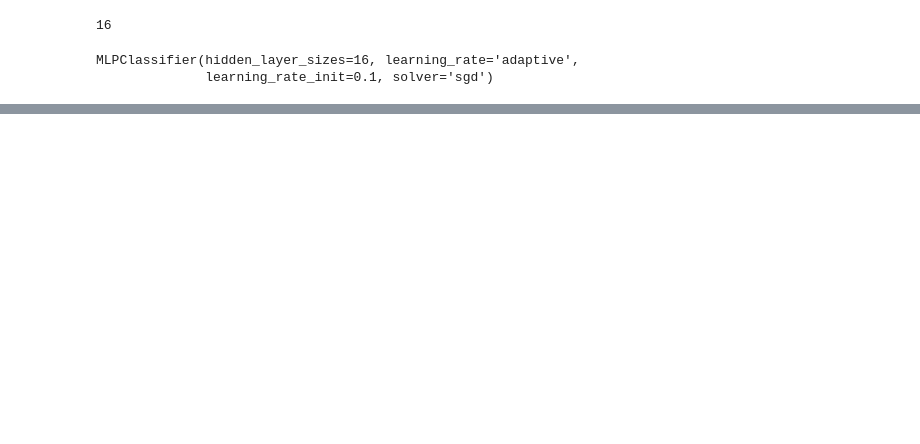
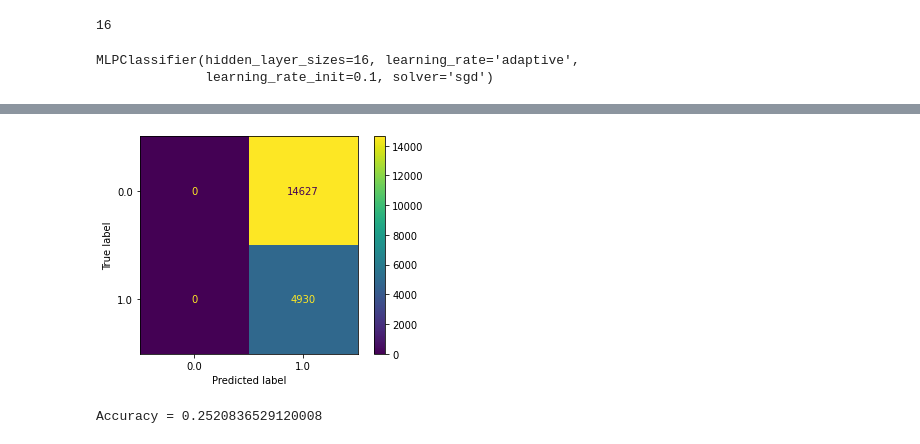
Before and after one commit to mimuruth-msft/Genetic_Sequence_Analysis_Using_DNN, a Jupyter notebook: Genetic_Sequence_Analysis_Using_DNN.ipynb, the cells around one changed output, grey strips where cells are left out. Cells and saved outputs as stored; diff of their text form; code cells hidden in the pictures; blank space fills up the shorter version.

```diff
--- a/Genetic_Sequence_Analysis_Using_DNN.ipynb
+++ b/Genetic_Sequence_Analysis_Using_DNN.ipynb
@@ -520,0 +596,6 @@ def train_evaluate(self):
+# %%
+def mean_square_err(y_true, y_pred):
+    return np.mean(np.power(y_true-y_pred, 2));
+
+def mean_square_err_derivative(y_true, y_pred):
+    return 2*(y_pred-y_true)/y_true.size;
@@ -520,0 +641,8 @@ def train_evaluate(self):
+# %%
+layers = [
+  Layer(16, 10),
+  Activation(relu, relu_derivative),
+  Layer(10, 1),
+  Activation(relu, relu_derivative),
+]
+nnet = NeuralNetwork(mean_square_err, mean_square_err_derivative, layers)
@@ -520,0 +712,11 @@ def train_evaluate(self):
+# %%
+aX_test = X_test.to_numpy()
+aX_test = aX_test.reshape(aX_test.shape[0], 1, 16)
+output = nnet.predict(aX_test)
+
+predict_y = np.array(output)
+ay_test = y_test.to_numpy()
+ay_test = ay_test.reshape(ay_test.shape[0], 1, 1)
+
+apredict_y = predict_y.reshape(predict_y.shape[0], 1)
+aay_test = ay_test.reshape(ay_test.shape[0], 1)
@@ -520,0 +736,22 @@ def train_evaluate(self):
+# %%
+from sklearn.metrics import confusion_matrix, ConfusionMatrixDisplay
+labels = [0., 1.]
+conMtrx = confusion_matrix(aay_test, apredict_y.round(), labels=labels)
+conMtrxDisplay = ConfusionMatrixDisplay(confusion_matrix=conMtrx, display_labels=labels)
+conMtrxDisplay.plot()
+plt.show()
+
+# Evaluation - Accuracy
+
+# Get sum along diagonal of matrix (for total correct predictions)
+diagMtrxSum = conMtrx.trace()
+
+# Get sum of all matrix elements (for total predictions)
+totMtrxSum = conMtrx.sum()
+
+# Print accuracy
+acc = diagMtrxSum / totMtrxSum
+print('Accuracy = ' + str(acc))
+# %% [output]
+[figure, added]
+Accuracy = 0.2520836529120008
```
Also changed, not shown: parts of 32 cells of this notebook.
